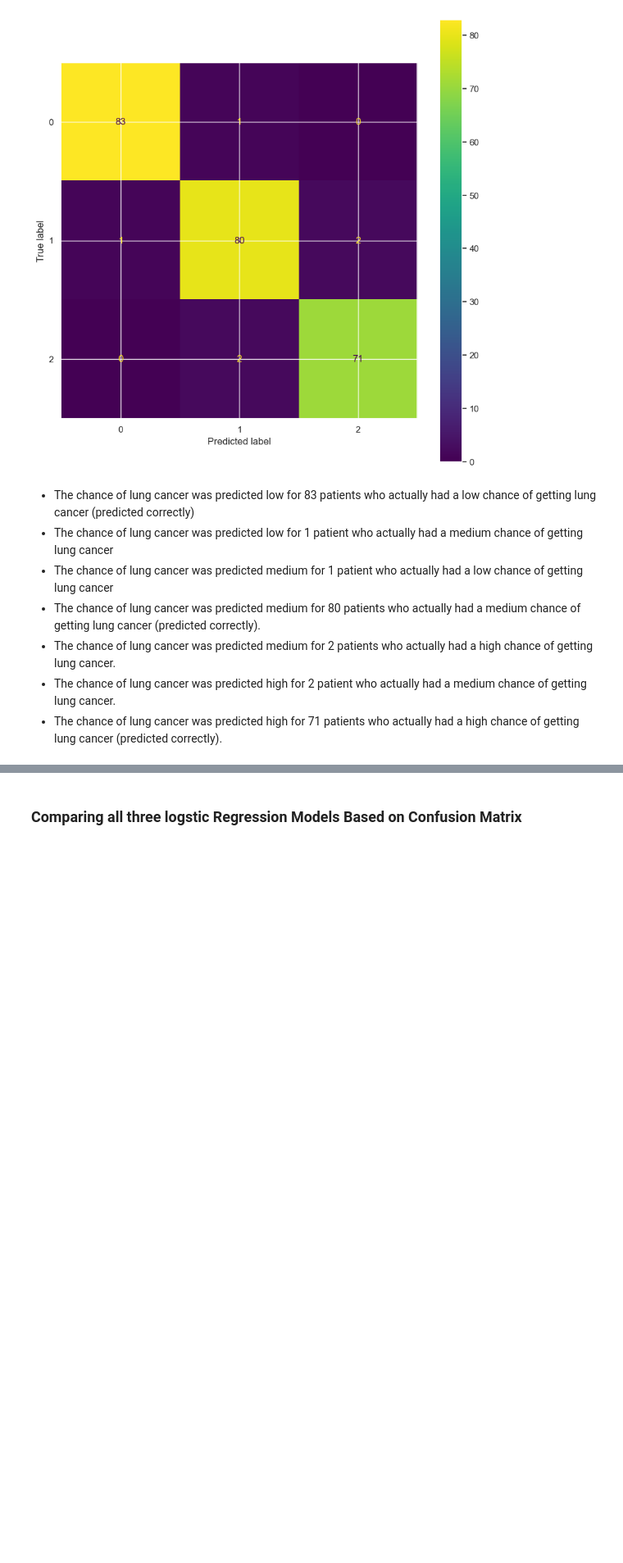
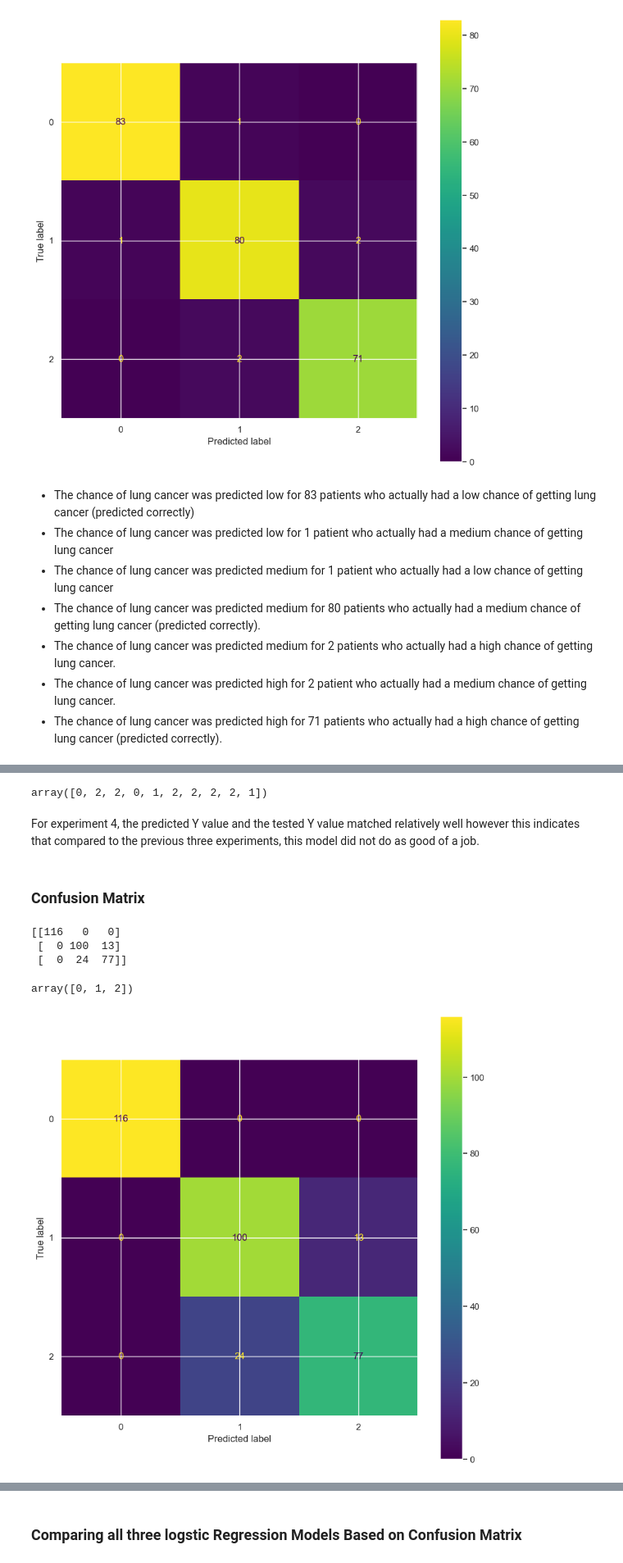
Before and after one commit to Graviton12/DS160_Final_Project_SZM, a Jupyter notebook: DS 160 Final Project SZM.ipynb, the cells around one changed output, grey strips where cells are left out. Shown at 82% size. Drawn from its saved outputs; the diff is of its cells as text; code cells hidden in the pictures; blank space fills up the shorter version.

```diff
--- a/DS 160 Final Project SZM.ipynb
+++ b/DS 160 Final Project SZM.ipynb
@@ -770,0 +812,3 @@ plt.show()
+# %%
+from sklearn.model_selection import train_test_split
+x_train4, x_test4, y_train4, y_test4 = train_test_split(x2, y2, test_size=.33, random_state=0)
@@ -770,0 +817,4 @@ plt.show()
+# %%
+from sklearn.linear_model import LogisticRegression
+classifier=LogisticRegression()
+classifier.fit(x_train4.values, y_train4)
@@ -770,0 +825,2 @@ plt.show()
+# %%
+y_pred4=classifier.predict(x_test4.values)
@@ -770,0 +831,30 @@ plt.show()
+# %%
+y_test4[:10]
+# %% [output]
+array([0, 2, 2, 0, 1, 2, 2, 2, 2, 1])
+# %% [markdown]
+For experiment 4, the predicted Y value and the tested Y value matched relatively well however this indicates that compared to the previous three experiments, this model did not do as good of a job.
+# %% [markdown]
+### Confusion Matrix
+# %%
+from sklearn.metrics import confusion_matrix, classification_report, ConfusionMatrixDisplay
+cm4=confusion_matrix(y_test4, y_pred4)
+print(cm4)
+# %% [output]
+[[116   0   0]
+ [  0 100  13]
+ [  0  24  77]]
+# %%
+classifier.classes_
+# %% [output]
+array([0, 1, 2])
+# %%
+# setting figure size
+sns.set(rc={'figure.figsize':(10,10)})
+
+# creating confusion matrix experiment 4
+display=ConfusionMatrixDisplay(confusion_matrix=cm4, display_labels=classifier.classes_)
+display.plot()
+plt.show()
+# %% [output]
+[figure, added]
```
Also changed, not shown: parts of 27 cells of this notebook.
